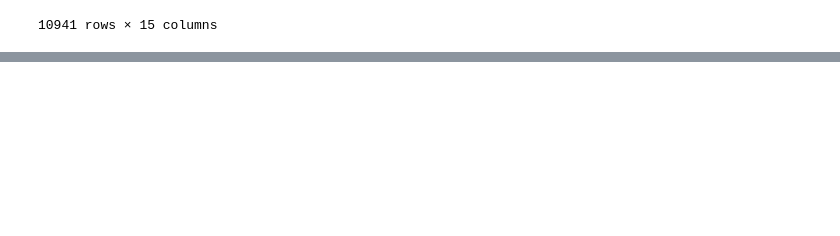
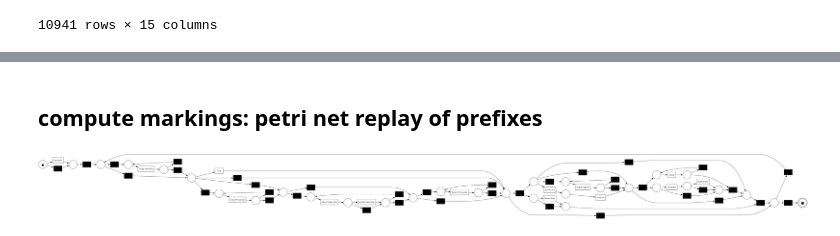
Before and after one commit to ProbabilisticSuffixPredictionLab/Probabilistic_Suffix_Prediction_U-ED-LSTM_pub, a Jupyter notebook: src/notebooks/loader_notebooks/new_v2/Helpdesk_full_loader.ipynb, the cells around one changed output, grey strips where cells are left out. Cells and saved outputs as stored; diff of their text form; code cells hidden in the pictures; blank space fills up the shorter version.

Commit message:
finished the new event log loader logic and added petri net token replay

```diff
--- a/src/notebooks/loader_notebooks/new_v2/Helpdesk_full_loader.ipynb
+++ b/src/notebooks/loader_notebooks/new_v2/Helpdesk_full_loader.ipynb
@@ -92,0 +129,13 @@ train_pref_df
+# %% [markdown]
+## compute markings: petri net replay of prefixes
+# %%
+# Calculate and store markings:
+import event_log_loader.petri_net_replay_markings
+importlib.reload(event_log_loader.petri_net_replay_markings)
+from event_log_loader.petri_net_replay_markings import InductiveMiner, PNReplayMarkings
+
+# initialize the process
+miner = InductiveMiner(path_to_csv_log=event_log_location, case_id_col="CaseID", activity_col="Activity", timestamp_col="CompleteTimestamp", resource_col="Resource")
+net, im, fm = miner.discover_petri_net(visulaize=True, store_loc_file_path='../../../../encoded_data/prefix_for_replay/petri_net/helpdesk.png')
+# %% [output]
+[figure, added]
```
Also changed, not shown: parts of 23 cells of this notebook, 9 other files.
